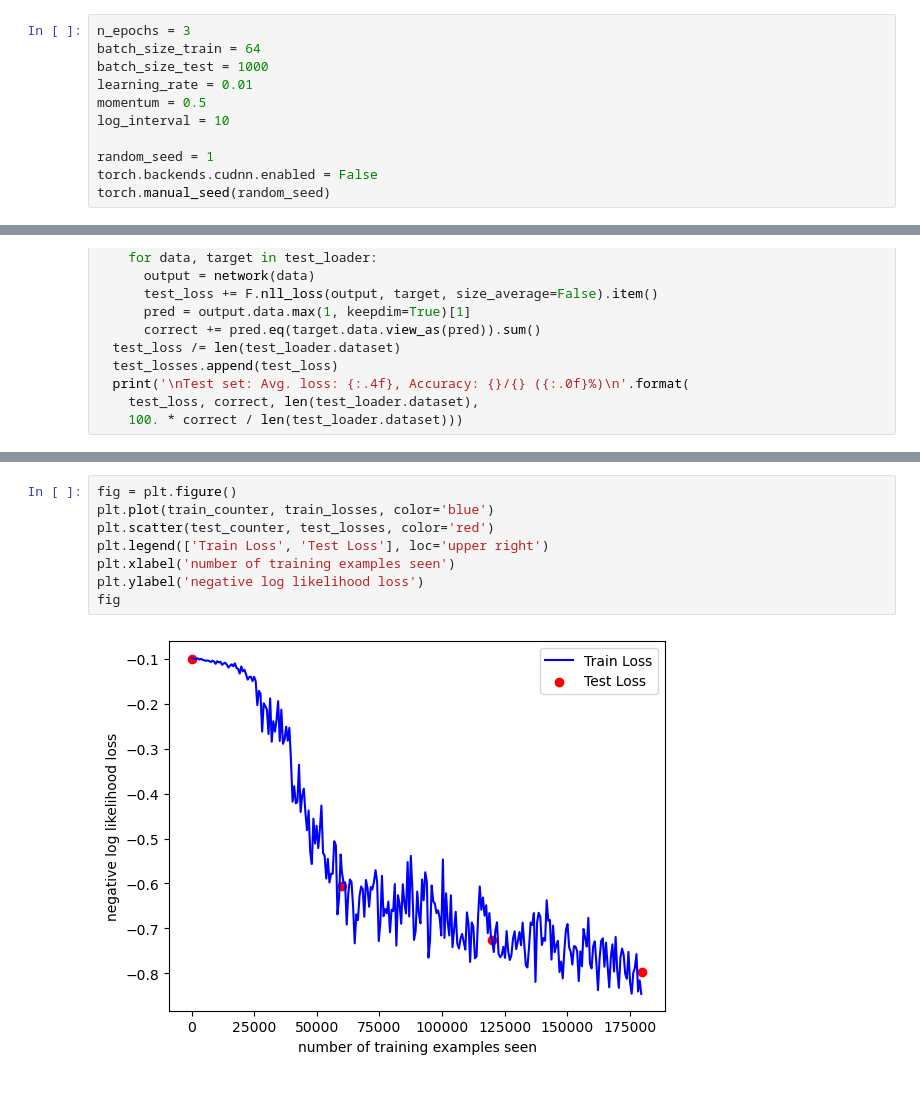
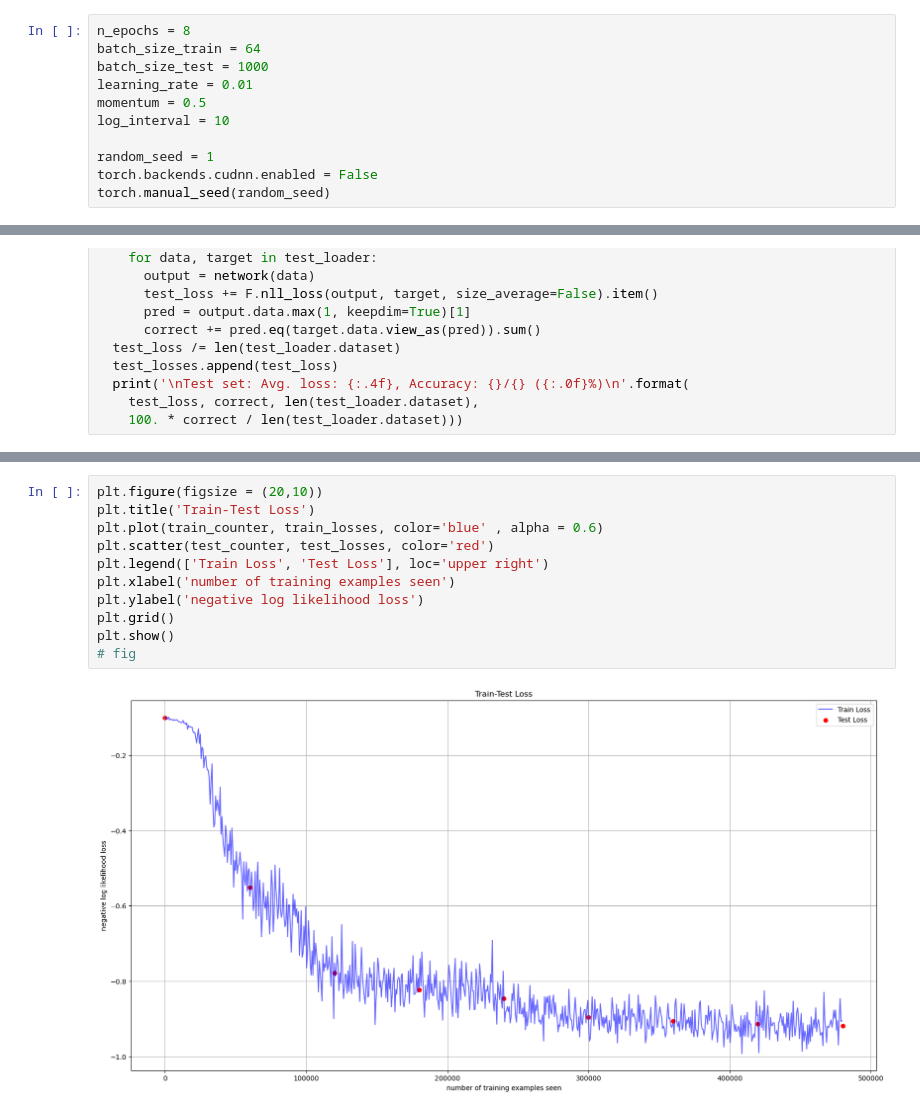
Before and after one commit to imalhotra15/Deep-Learning-MNIST, a Jupyter notebook: assignment1.ipynb, the cells around one changed output, grey strips where cells are left out. Cells and saved outputs as stored; diff of their text form.

```diff
--- a/assignment1.ipynb
+++ b/assignment1.ipynb
@@ -5,7 +5,7 @@ import torchvision.transforms as transforms
 import torch.nn as nn
 import torch.optim as optim
 # %%
-n_epochs = 3
+n_epochs = 8
 batch_size_train = 64
 batch_size_test = 1000
 learning_rate = 0.01
@@ -143,10 +151,13 @@ Test set: Avg. loss: -0.7971, Accuracy: 8201/10000 (82%)
 # %%
-fig = plt.figure()
-plt.plot(train_counter, train_losses, color='blue')
+plt.figure(figsize = (20,10))
+plt.title('Train-Test Loss')
+plt.plot(train_counter, train_losses, color='blue' , alpha = 0.6)
 plt.scatter(test_counter, test_losses, color='red')
 plt.legend(['Train Loss', 'Test Loss'], loc='upper right')
 plt.xlabel('number of training examples seen')
 plt.ylabel('negative log likelihood loss')
-fig
+plt.grid()
+plt.show()
+# fig
 # %% [output]
-[figure, old version]
+[figure, new version]
```
Also changed, not shown: parts of 5 cells of this notebook, 9 other files.
